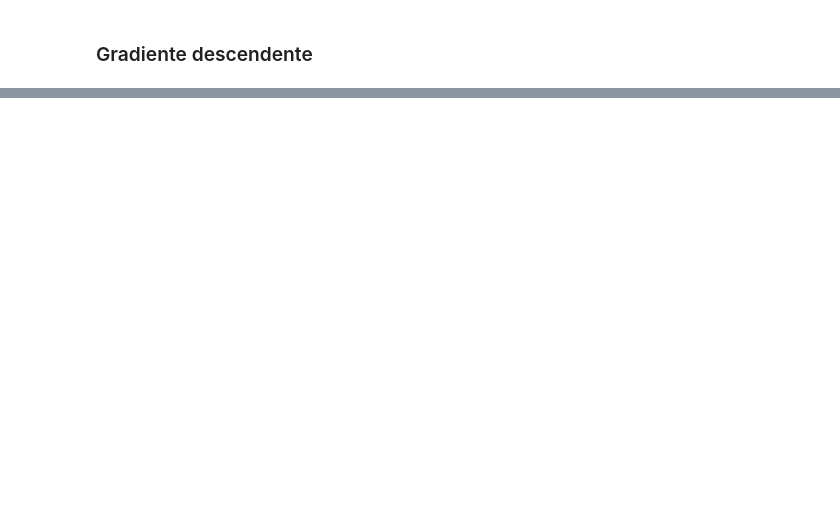
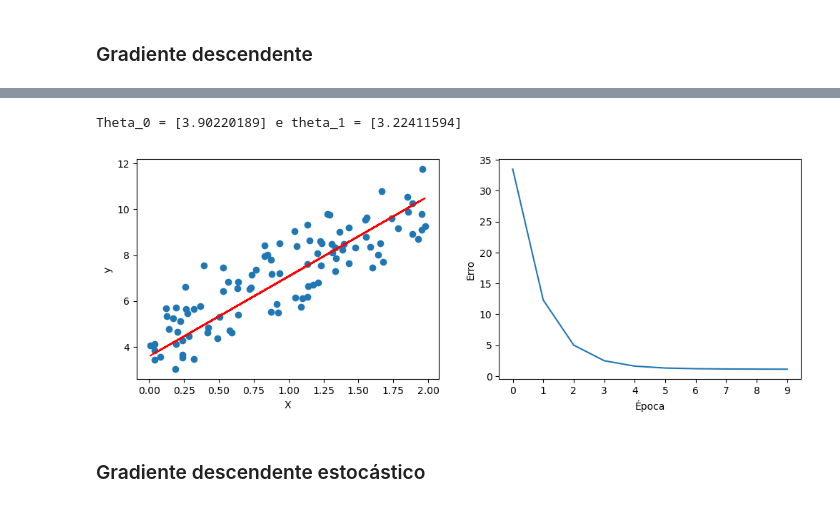
Before and after one commit to gabrielramos731/redes-neurais, a Jupyter notebook: Model_trainig.ipynb, the cells around one changed output, grey strips where cells are left out. Saved outputs shown, nothing was run; the diff lists cells and outputs as text; code cells hidden in the pictures; blank space fills up the shorter version.

Commit message:
Gradiente descendente

```diff
--- a/Model_trainig.ipynb
+++ b/Model_trainig.ipynb
@@ -68,0 +79,35 @@ plt.plot(X, y_pred, 'r', label="Valores preditos")
+# %%
+def MSE(y_pred, y, size):
+    return np.mean((y_pred - y)**2)
+# %%
+epocas = 10
+eta = 0.1
+m = len(y)
+theta = np.random.uniform(0, 1, size = (X_b.shape[1], 1))  # theta0, theta1
+errors = []
+
+for i in range(epocas):
+    y_pred = X_b @ theta
+    errors.append(MSE(y_pred, y, m))
+    gradientes = (2 / m) * (X_b.T @ (X_b @ theta - y))
+    theta = theta - eta*gradientes
+
+print(f"Theta_0 = {theta[0]} e theta_1 = {theta[1]}")
+# %% [output]
+Theta_0 = [3.90220189] e theta_1 = [3.22411594]
+# %%
+fig, ax = plt.subplots(1, 2, figsize=(12,4))
+
+ax[0].scatter(X, y)
+ax[0].plot(X, y_pred, 'r')
+ax[0].set_xlabel("X")
+ax[0].set_ylabel("y")
+
+ax[1].plot(range(epocas), errors)
+ax[1].set_xlabel("Época")
+ax[1].set_ylabel("Erro")
+ax[1].set_xticks(range(epocas));
+# %% [output]
+[figure, added]
+# %% [markdown]
+### Gradiente descendente estocástico
```
Also changed, not shown: parts of 5 cells of this notebook.
